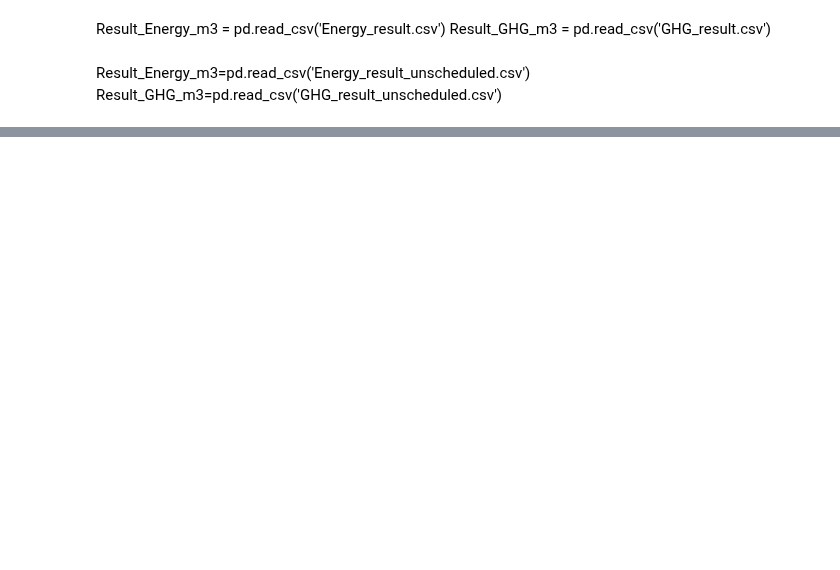
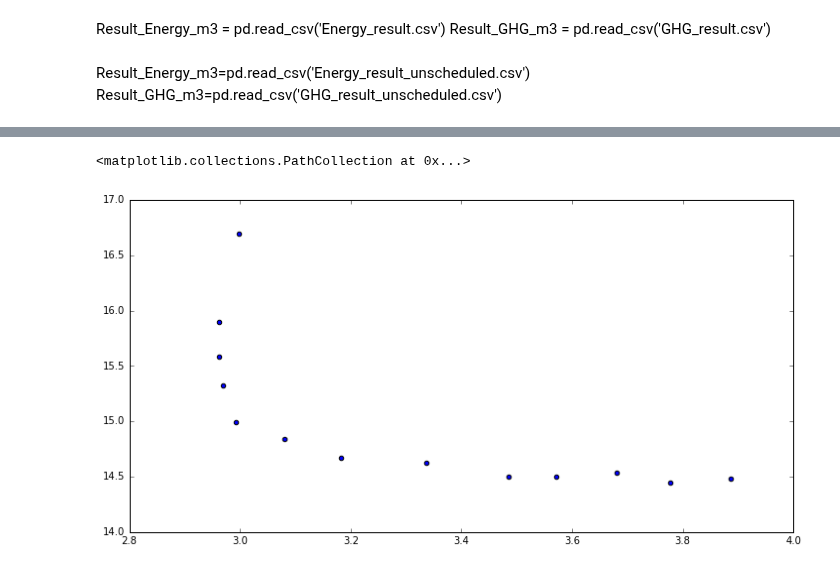
Before and after one commit to okavvada/Urine-Project, a Jupyter notebook: Run_LCA_model.ipynb, the cells around one changed output, grey strips where cells are left out. Saved outputs shown, nothing was run; the diff lists cells and outputs as text; code cells hidden in the pictures; blank space fills up the shorter version.

```diff
--- a/Run_LCA_model.ipynb
+++ b/Run_LCA_model.ipynb
@@ -300,3 +318,12 @@ h.legend(fontsize=18)
 plt.grid(which='major', color='grey', linestyle='--', alpha = 0.5)
 plt.ylabel('Unit GHG emissions ($kgCO_2(eq)/m^3$)',fontsize=20)
 plt.xlabel('Decentralization (# of facilities)', fontsize = 20)
+# %%
+cost_plot = Result_COST_m3['sum']
+energy_plot = Result_Energy_m3['sum']
+# %%
+fig = plt.figure(figsize=(12, 6))
+plt.scatter(cost_plot,energy_plot)
+# %% [output]
+<matplotlib.collections.PathCollection at 0x...>
+[figure, added]
```
Also changed, not shown: parts of 8 cells of this notebook, 6 other files.
